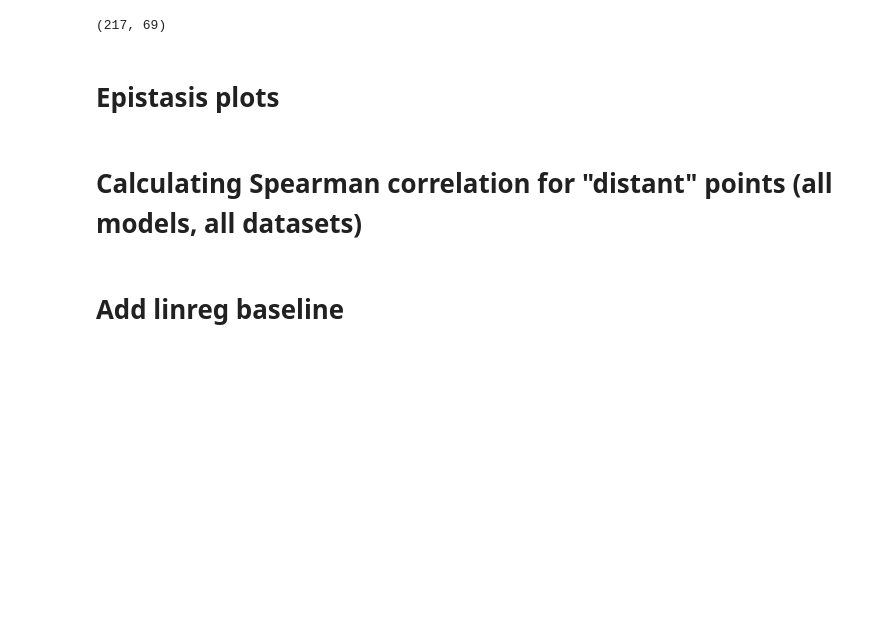
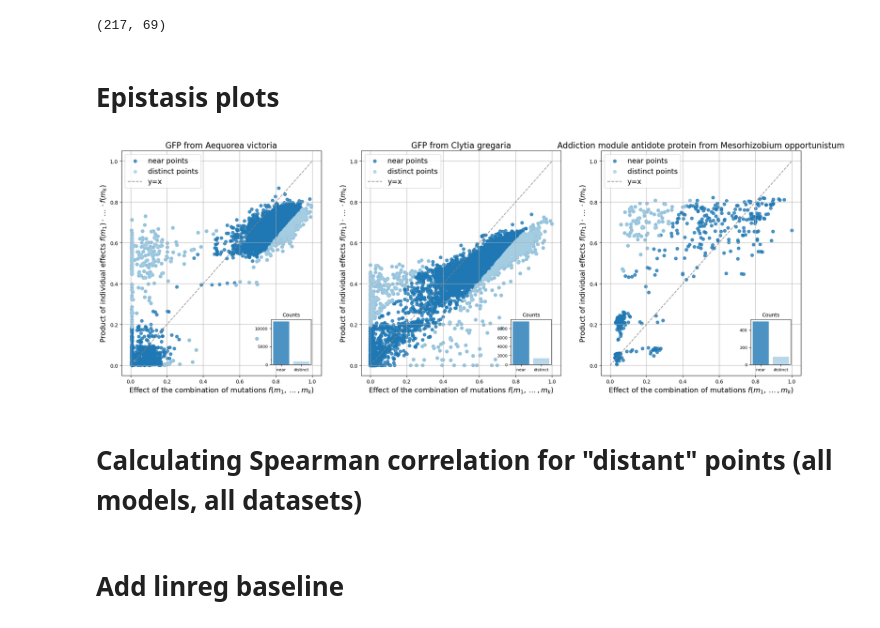
Before and after one commit to netwasted/epistasis_prediction_review, a Jupyter notebook: notebooks/plots.ipynb, the cells around one changed output. Saved outputs shown, nothing was run; the diff lists cells and outputs as text; code cells hidden in the pictures; blank space fills up the shorter version.

```diff
--- a/notebooks/plots.ipynb
+++ b/notebooks/plots.ipynb
@@ -16,7 +16,7 @@ from sklearn.linear_model import LinearRegression, Ridge
 # %% [markdown]
 # Selecting datasets
 # %%
-directory = '../data/ProteinGym_subs_apr_2024'
+directory = '/wibicomfs/STBS/anastasia/epistasis_prediction_review/data/ProteinGym_subs_apr_2024'
 suitable_datasets = []
 cnt = 0
 for filename in os.listdir(directory):
@@ -129,6 +129,89 @@ plt.grid(True)
 plt.savefig(f'../figures/paper/1c_plot.png', dpi=300)
 plt.savefig(f'../figures/paper/1c_plot.pdf')
 plt.close()
+# %%
+datasets = ["data/ProteinGym_subs_apr_2024/GFP_AEQVI_Sarkisyan_2016.csv",
+            "data/ProteinGym_subs_apr_2024/D7PM05_CLYGR_Somermeyer_2022.csv",
+            "data/ProteinGym_subs_apr_2024/F7YBW8_MESOW_Aakre_2015.csv"]
+titles = ['GFP from Aequorea victoria',
+          'GFP from Clytia gregaria',
+          'Addiction module antidote protein from Mesorhizobium opportunistum']
+fig, axes = plt.subplots(1, 3, figsize=(24, 8))
+
+for i, dataset in enumerate(datasets):
+    df = pd.read_csv(dataset)
+    indices = {}
+    for ind, row in df.iterrows():
+        mutations = row['mutant'].split(':')
+        if len(mutations) == 2:
+            indices[(mutations[0], mutations[1], ind)] = [-1, -1]
+
+    for ind, row in df.iterrows():
+        mutations = row['mutant'].split(':')
+        if len(mutations) == 1:
+            for key, value in indices.items():
+                if key[0] == mutations[0]:
+                    indices[key][0] = ind
+                if key[1] == mutations[0]:
+                    indices[key][1] = ind
+
+    dic_final = {}
+    for key, value in indices.items():
+        if value[0] != -1 and value[1] != -1:
+            dic_final[key] = value
+
+    scaler = MinMaxScaler()
+    df['DMS_score_scaled'] = scaler.fit_transform(df['DMS_score'].values.reshape(-1, 1))
+
+    x = []
+    y = []
+    selected = []
+    for key, value in dic_final.items():
+        ind = key[2]
+        x.append(df.loc[ind, 'DMS_score_scaled'])
+        selected.append(key[0] + ':' + key[1])
+        ind_first = value[0]
+        ind_second = value[1]
+        y.append(df.loc[ind_first, 'DMS_score_scaled'] * df.loc[ind_second, 'DMS_score_scaled'])
+
+    distances = np.abs(np.array(y) - np.array(x)) / np.sqrt(2)
+    mean_distance = np.mean(distances)
+    std_distance = np.std(distances)
+    threshold = mean_distance + 1 * std_distance
+    distinct_points = distances > threshold
+    distinct_x = np.array(x)[distinct_points.tolist()]
+    distinct_y = np.array(y)[distinct_points.tolist()]
+    selected_mutations = [element for element, mask in zip(selected, distinct_points.tolist()) if mask]
+    cmap = plt.get_cmap('Paired')
+
+    # Bar plot for counts of x and distinct_x
+    counts = [len(x), len(distinct_x)]
+    bar_labels = ['near', 'distinct']
+    bar_colors = [cmap(1), cmap(0)]
+    # Position the bar plot in the right bottom corner
+    inset_ax = axes[i].inset_axes([0.75, 0.05, 0.2, 0.2])
+    inset_ax.bar(range(len(bar_labels)), counts, color=bar_colors, alpha=0.8)
+    inset_ax.set_xticks(range(len(bar_labels)))
+    inset_ax.set_xticklabels(bar_labels)
+    inset_ax.set_title('Counts', fontsize=10)
+    inset_ax.tick_params(axis='both', which='major', labelsize=8)
+
+    axes[i].scatter(x, y, color=cmap(1), alpha=0.8, label='near points')
+    axes[i].scatter(distinct_x, distinct_y, color=cmap(0), alpha=0.8, label='distinct points')
+    axes[i].plot([0, 1], [0, 1], color='grey', alpha=0.8, linestyle='--', label='y=x')
+    axes[i].set_xlabel(r'Effect of the combination of mutations $f(m_1, \dots, m_k)$', fontsize=14)
+    axes[i].set_ylabel(r'Product of individual effects $f(m_1)\cdot \dots \cdot f(m_k)$', fontsize=14)
+    axes[i].set_title(titles[i], fontsize=16)
+    axes[i].legend(prop={'size': 14})
+    axes[i].grid(True)
+plt.savefig(f'figures/paper/supp2_bar.png', dpi=300)
+# plt.tight_layout()
+# plt.show()
+#plt.savefig(f'../figures/paper/1c_plot.png', dpi=300)
+#plt.savefig(f'../figures/paper/1c_plot.pdf')
+#plt.close()
+# %% [output]
+[figure, added]
 # %%
 for dataset in suitable_datasets:
     name = dataset.split('/')[-1].split('.')[0]
```
Also changed, not shown: 4 other files.
